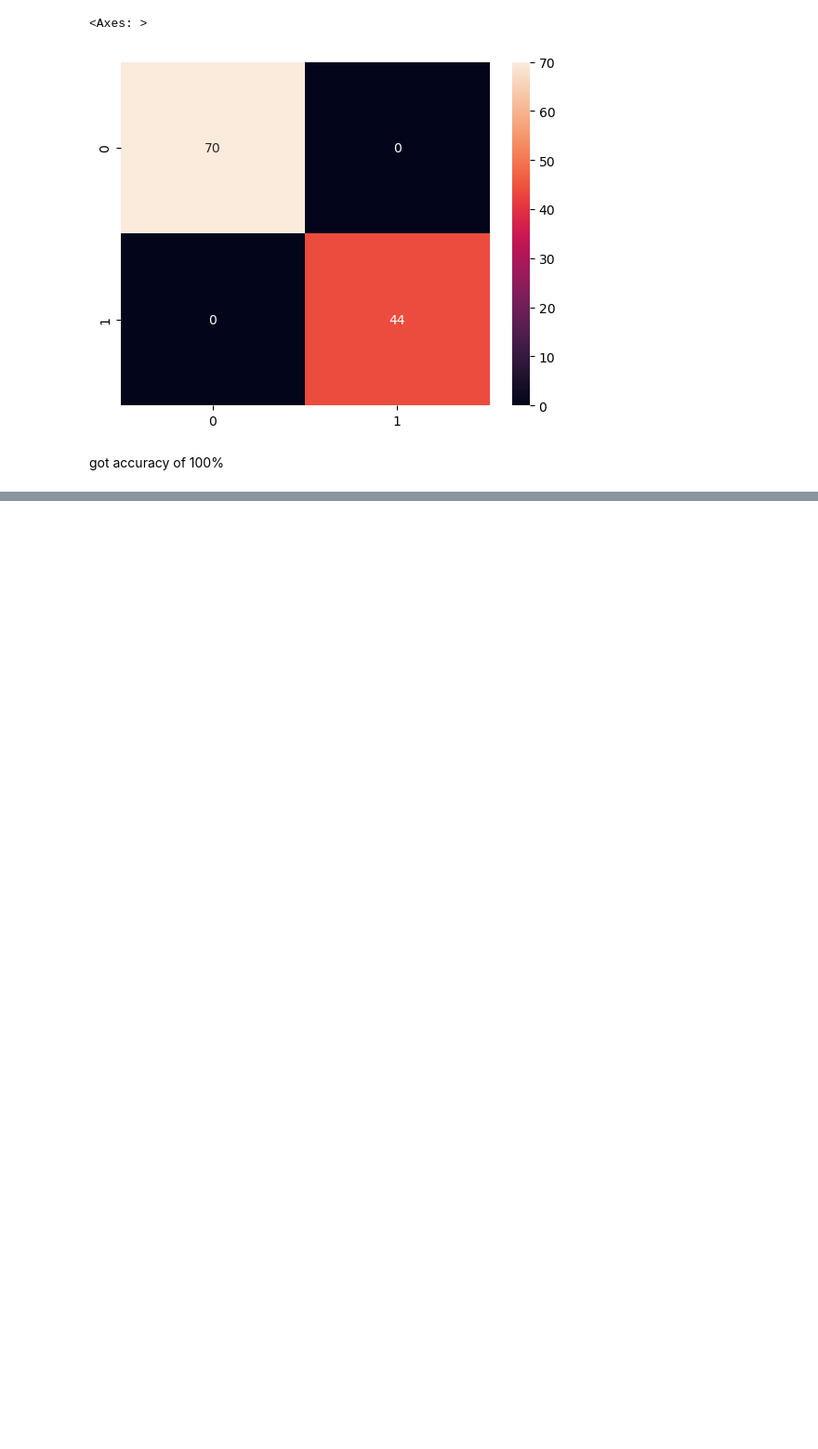
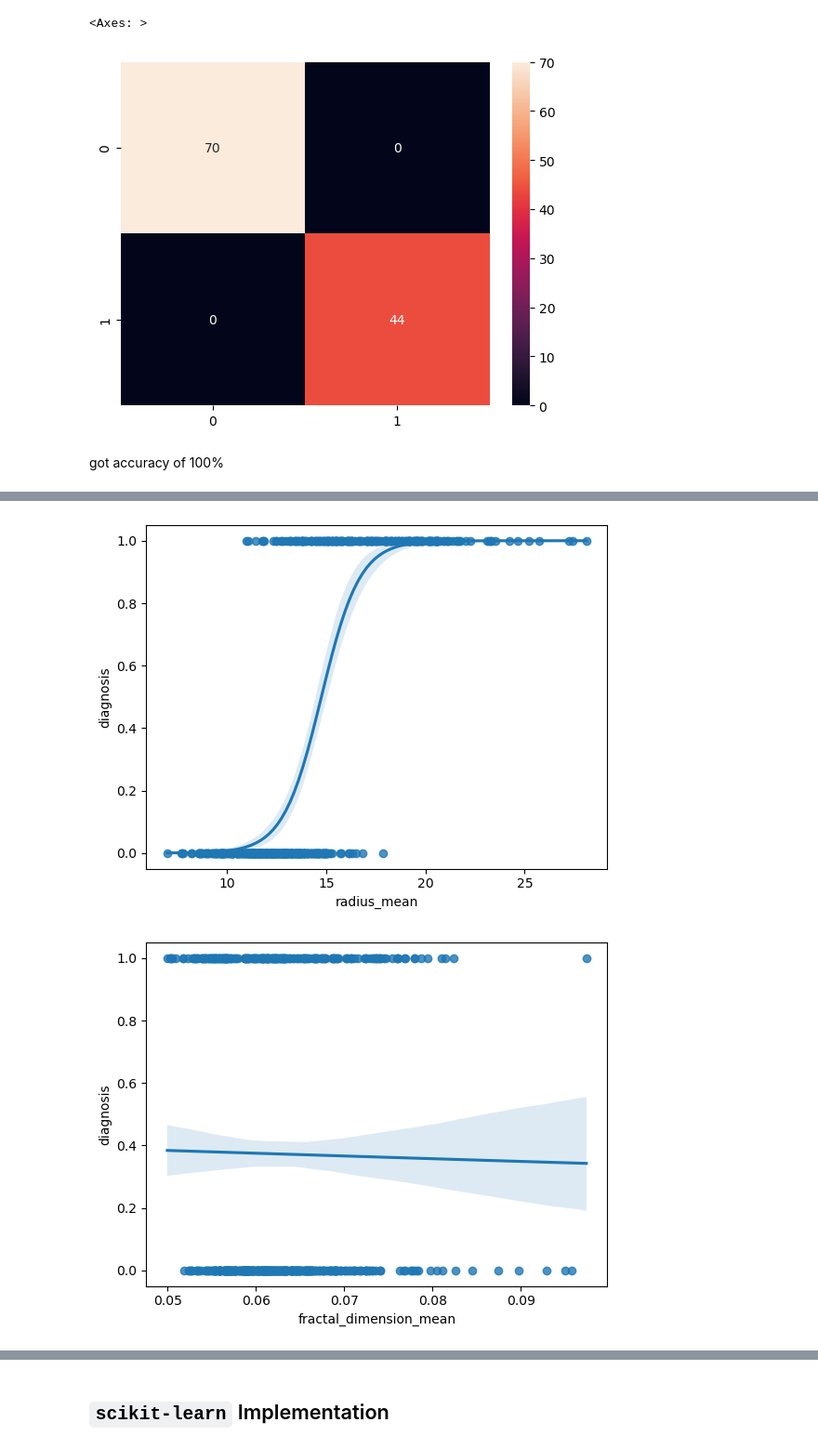
Before and after one commit to Keerthan04/Learning-ML, a Jupyter notebook: Introduction to Logistic Regression.ipynb, the cells around one changed output, grey strips where cells are left out. Shown at 93% size. Drawn from its saved outputs; the diff is of its cells as text; code cells hidden in the pictures; blank space fills up the shorter version.

```diff
--- a/Introduction to Logistic Regression.ipynb
+++ b/Introduction to Logistic Regression.ipynb
@@ -640,0 +752,36 @@ got accuracy of 100%
+# %%
+import pandas as pd
+import numpy as np
+import matplotlib.pyplot as plt
+import seaborn as sns
+
+#Import models from scikit learn module:
+from sklearn.model_selection import train_test_split
+from sklearn.linear_model import LogisticRegression
+from sklearn.metrics import confusion_matrix, classification_report, accuracy_score, precision_score, recall_score, f1_score
+
+#https://www.kaggle.com/uciml/breast-cancer-wisconsin-data
+df = pd.read_csv('Cancer_detection_KNN.csv')
+#encode malignant as 1, benign as 0
+df['diagnosis'] = df['diagnosis'].replace({'M':1,'B':0})
+predictor_var = ['radius_mean', 'texture_mean', 'perimeter_mean','area_mean', 'smoothness_mean', 'compactness_mean','concavity_mean', 'symmetry_mean', 'fractal_dimension_mean']
+x = df[predictor_var]
+
+#Compare the curves
+sns.regplot(x= 'radius_mean', y= 'diagnosis', data= df, logistic= True,)#to see if features are linear related to output feature-if yes we get the sigmoid cureve using the regplot
+plt.show()
+plt.close()
+sns.regplot(x= 'fractal_dimension_mean', y= 'diagnosis', data= df, logistic= True)
+plt.show()
+plt.close()
+
+#1 Uncomment the heatmap and identify the two features that are highly correlated with radius_mean.
+plt.figure(figsize = (10,7))
+sns.heatmap(x.corr(), annot=True)
+plt.show()#to avoid multicolinearity we need to remove one feature that is highly correlated so plot heatmap
+
+#2. Identify the other highly correlated pair. Define an array called correlated_pair containing the two features you've identified.
+correlated_pair=['compactness_mean','concavity_mean']
+# %% [output]
+[figure, added]
+[figure, added]
@@ -640,0 +789,2 @@ got accuracy of 100%
+# %% [markdown]
+## `scikit-learn` Implementation
```
Also changed, not shown: parts of 19 cells of this notebook.
